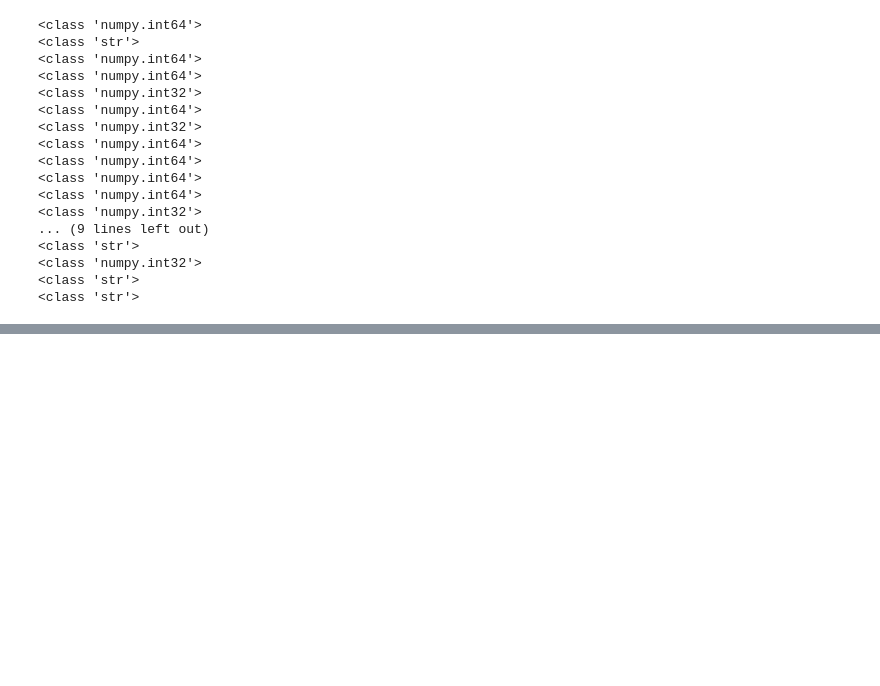
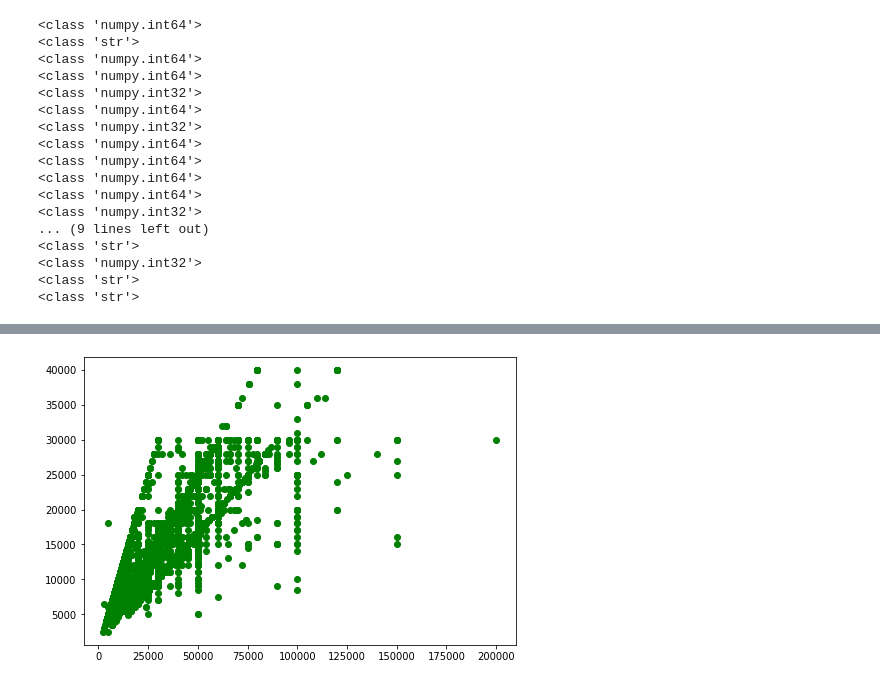
Before and after one commit to sai045/hyderabad-house-rent-prediction, a Jupyter notebook: data_preprocessing.ipynb, the cells around one changed output, grey strips where cells are left out. Saved outputs shown, nothing was run; the diff lists cells and outputs as text; code cells hidden in the pictures; blank space fills up the shorter version.

```diff
--- a/data_preprocessing.ipynb
+++ b/data_preprocessing.ipynb
@@ -400,0 +492,2 @@ data['maintenanceAmount'] = data['maintenanceAmount'].astype(float)
+# %%
+data = data[((data['rent_amount']/data['type_bhk'])>=2500)]
@@ -401,3 +498,5 @@ data['maintenanceAmount'] = data['maintenanceAmount'].astype(float)
+# %%
+data = data[((data['rent_amount']/data['type_bhk'])<=10000)]
 # %%
 data.std()
 # %% [output]
@@ -420,0 +550,2 @@ dtype: float64
+# %%
+data = data[((data['deposit']/data['type_bhk'])<=50000)]
@@ -420,0 +556,2 @@ dtype: float64
+# %%
+data = data[((data['deposit']/data['type_bhk'])>=2500)]
@@ -420,0 +584,10 @@ dtype: float64
+# %%
+y = data['rent_amount']
+x = data['deposit']
+fig2 = plt.figure()
+ax = fig2.add_axes([0,0,1,1])
+ax.scatter(x,y,color="g")
+plt.show()
+# Removing outliners by using scatter graphs
+# %% [output]
+[figure, added]
```
Also changed, not shown: parts of 36 cells of this notebook.
